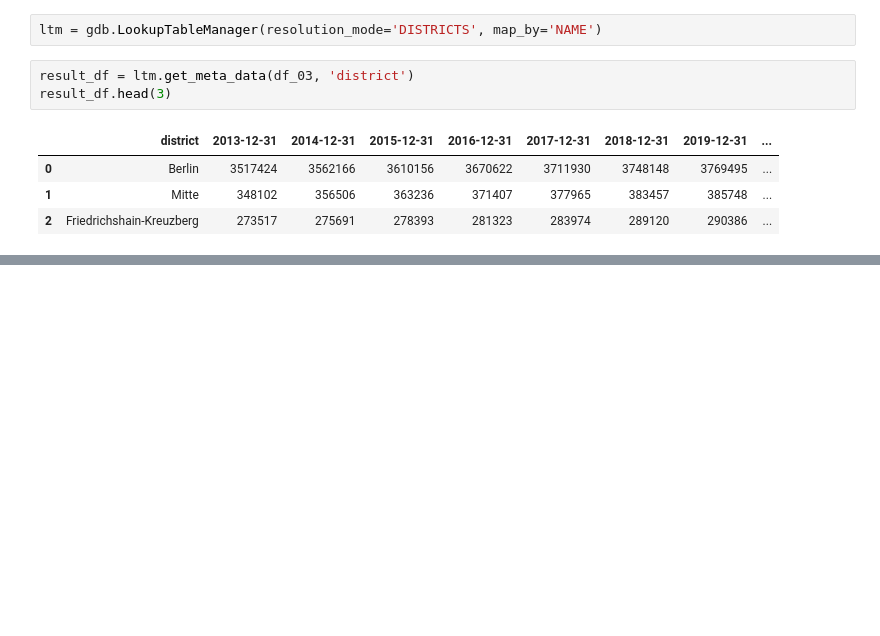
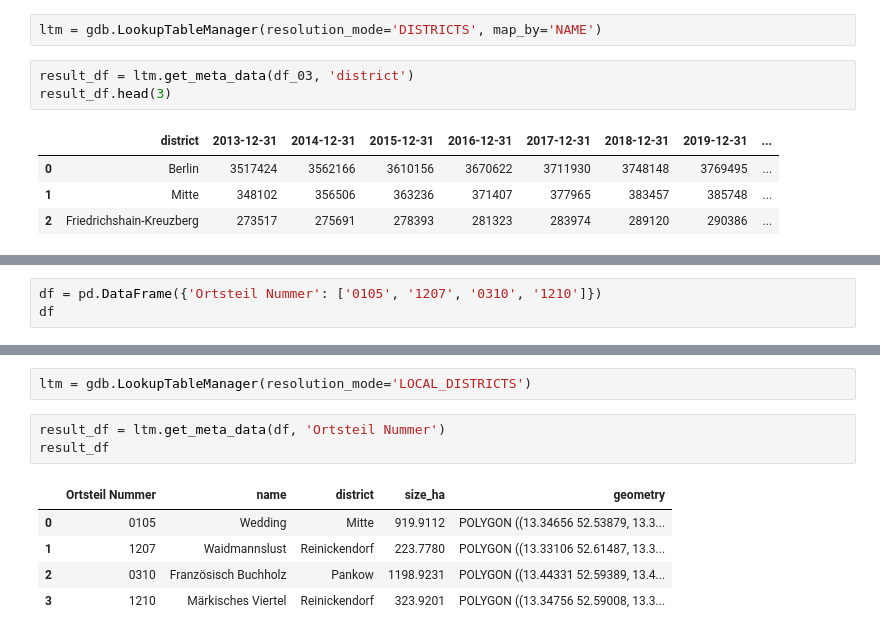
Before and after one commit to Lucky-0ne/geodata_berlin, a Jupyter notebook: main/python_package/explore_my_pp.ipynb, the cells around one changed output, grey strips where cells are left out. Cells and saved outputs as stored; diff of their text form; blank space fills up the shorter version.

Commit message:
added previews to all geodata sets and added the set "local districts (Ortsteile)"

```diff
--- a/main/python_package/explore_my_pp.ipynb
+++ b/main/python_package/explore_my_pp.ipynb
@@ -259,0 +264,3 @@ result_df.dropna().explore("2013-12-31")
+# %%
+df = pd.DataFrame({'Ortsteil Nummer': ['0105', '1207', '0310', '1210']})
+df
@@ -259,0 +273,11 @@ result_df.dropna().explore("2013-12-31")
+# %%
+ltm = gdb.LookupTableManager(resolution_mode='LOCAL_DISTRICTS')
+# %%
+result_df = ltm.get_meta_data(df, 'Ortsteil Nummer')
+result_df
+# %% [output]
+|  | Ortsteil Nummer | name | district | size_ha | geometry |
+| 0 | 0105 | Wedding | Mitte | 919.9112 | POLYGON ((13.34656 52.53879, 13.3... |
+| 1 | 1207 | Waidmannslust | Reinickendorf | 223.7780 | POLYGON ((13.33106 52.61487, 13.3... |
+| 2 | 0310 | Französisch Buchholz | Pankow | 1198.9231 | POLYGON ((13.44331 52.59389, 13.4... |
+| 3 | 1210 | Märkisches Viertel | Reinickendorf | 323.9201 | POLYGON ((13.34756 52.59008, 13.3... |
```
Also changed, not shown: parts of 11 cells of this notebook, 14 other files.
